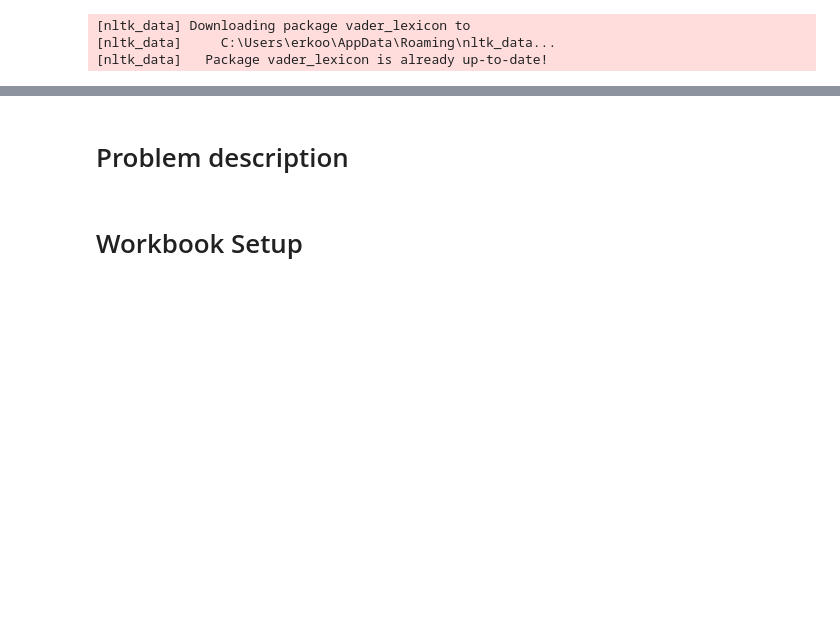
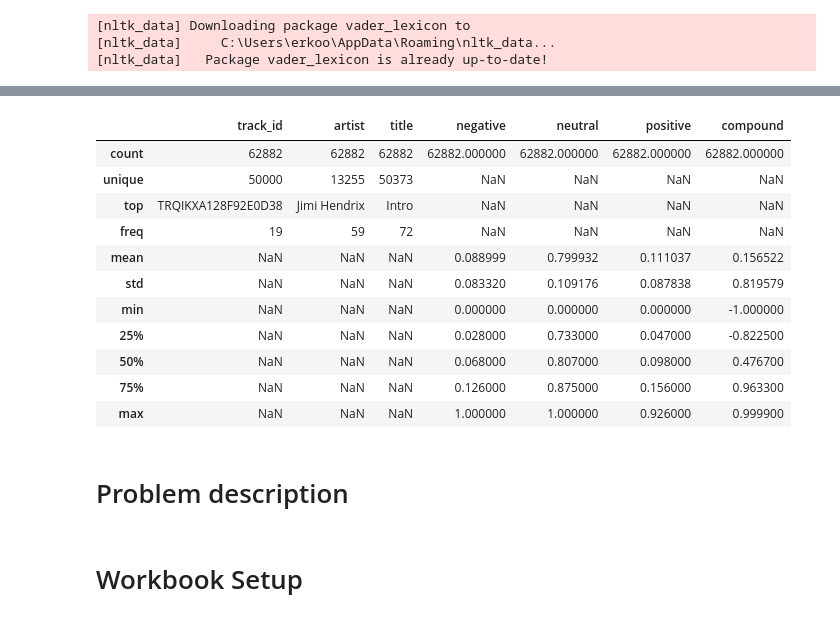
Before and after one commit to eagning1/DE1-G29, a Jupyter notebook: DE1_G29.ipynb, the cells around one changed output, grey strips where cells are left out. Drawn from its saved outputs; the diff is of its cells as text; code cells hidden in the pictures; blank space fills up the shorter version.

```diff
--- a/DE1_G29.ipynb
+++ b/DE1_G29.ipynb
@@ -635,2 +886,15 @@ results['merged_data']
 # %%
-results['sentiment']
+results['sentiment'].describe(include='all')
+# %% [output]
+|  | track_id | artist | title | negative | neutral | positive | compound |
+| count | 62882 | 62882 | 62882 | 62882.000000 | 62882.000000 | 62882.000000 | 62882.000000 |
+| unique | 50000 | 13255 | 50373 | NaN | NaN | NaN | NaN |
+| top | TRQIKXA128F92E0D38 | Jimi Hendrix | Intro | NaN | NaN | NaN | NaN |
+| freq | 19 | 59 | 72 | NaN | NaN | NaN | NaN |
+| mean | NaN | NaN | NaN | 0.088999 | 0.799932 | 0.111037 | 0.156522 |
+| std | NaN | NaN | NaN | 0.083320 | 0.109176 | 0.087838 | 0.819579 |
+| min | NaN | NaN | NaN | 0.000000 | 0.000000 | 0.000000 | -1.000000 |
+| 25% | NaN | NaN | NaN | 0.028000 | 0.733000 | 0.047000 | -0.822500 |
+| 50% | NaN | NaN | NaN | 0.068000 | 0.807000 | 0.098000 | 0.476700 |
+| 75% | NaN | NaN | NaN | 0.126000 | 0.875000 | 0.156000 | 0.963300 |
+| max | NaN | NaN | NaN | 1.000000 | 1.000000 | 0.926000 | 0.999900 |
```
Also changed, not shown: parts of 12 cells of this notebook.
